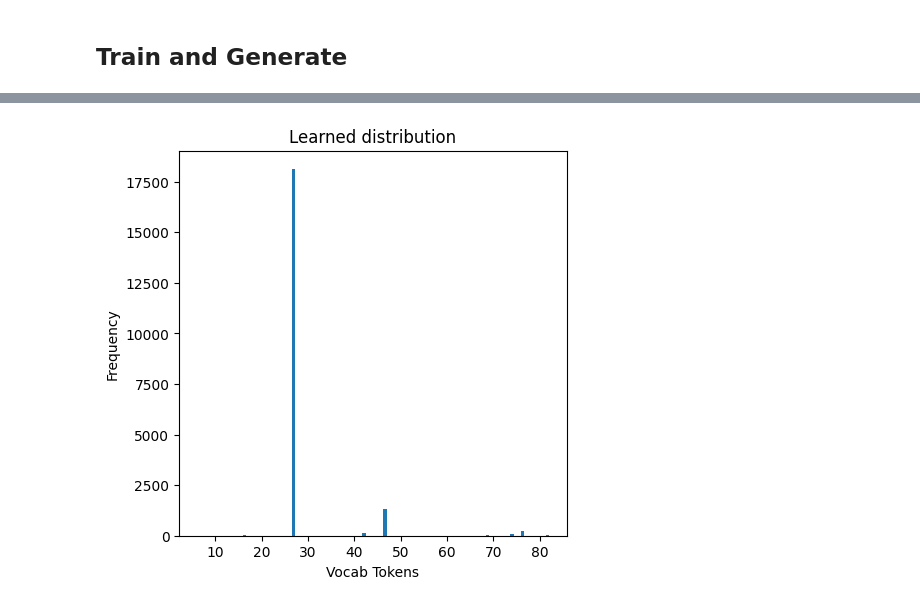
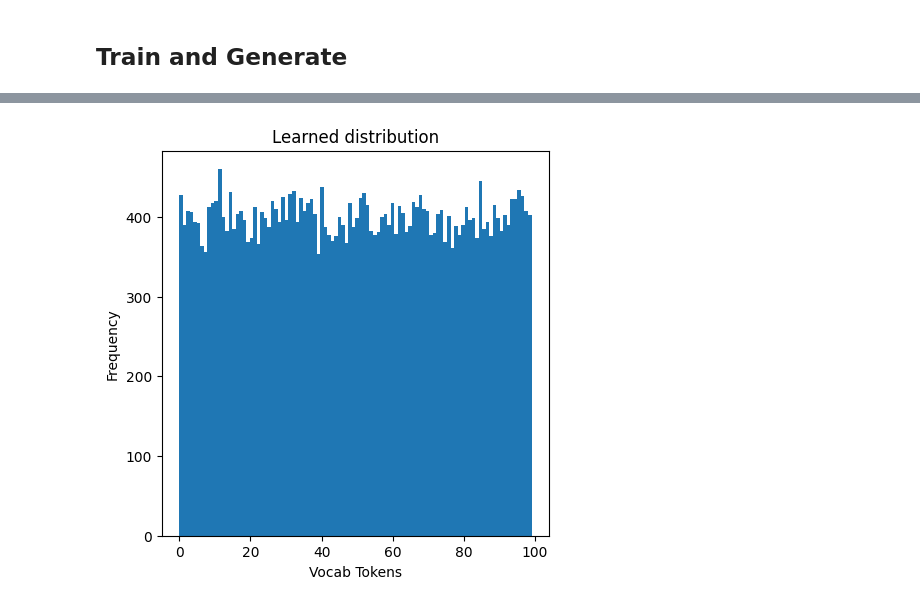
Before and after one commit to karush17/toy_examples, a Jupyter notebook: cot.ipynb, the cells around one changed output, grey strips where cells are left out. Saved outputs shown, nothing was run; the diff lists cells and outputs as text; code cells hidden in the pictures.

```diff
--- a/cot.ipynb
+++ b/cot.ipynb
@@ -42,7 +42,6 @@ class RandomNumberTransformer(nn.Module):
   num_layers: int
   vocab_size: int
   max_len: int
-  reasoning_head: any
 
   def setup(self):
     self.shared_dense = nn.Dense(features = self.d_model)
@@ -107,13 +106,13 @@ def generate_random_number_sequence(num_sequences, max_len, vocab_size):
 # %%
 def main():
   vocab_size = 100
-  max_len = 20
+  max_len = 40
   d_model = 128
   diff = 64
   heads = 4
   layers = 2
-  batch_size = 64
-  epochs = 100
+  batch_size = 128
+  epochs = 500
   evals = 1000
 
   model = RandomNumberTransformer(
@@ -176 +181 @@ Generated Sequence: [27 27 27 27 27 27 47 27 27 27 27 27 27 27 27 27 76 27 27 27
-[figure, old version]
+[figure, new version]
```
Also changed, not shown: parts of 5 cells of this notebook.
